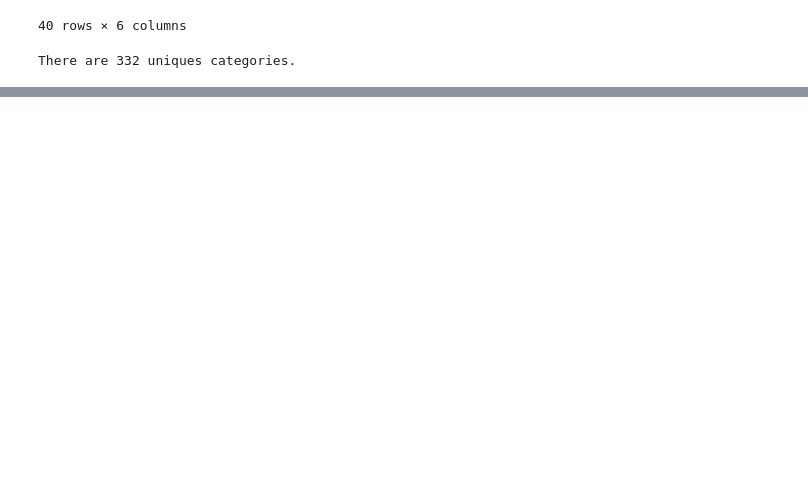
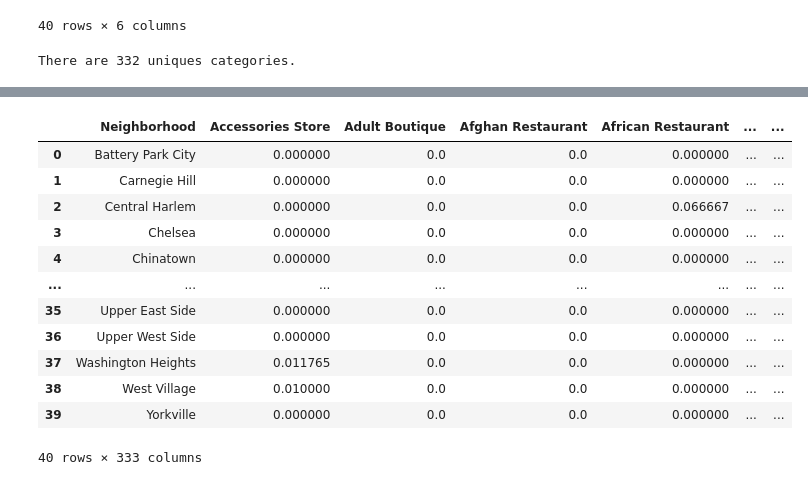
Before and after one commit to Piyal-Banik/Segmenting-and-Clustering-Neighborhoods-in-New-York-City, a Jupyter notebook: new_york_neighborhood.ipynb, the cells around one changed output, grey strips where cells are left out. Saved outputs shown, nothing was run; the diff lists cells and outputs as text; code cells hidden in the pictures; blank space fills up the shorter version.

```diff
--- a/new_york_neighborhood.ipynb
+++ b/new_york_neighborhood.ipynb
@@ -279,0 +282,12 @@ There are 332 uniques categories.
+# %%
+# one hot encoding
+manhattan_onehot = pd.get_dummies(manhattan_venues[['Venue Category']], prefix="", prefix_sep="")
+
+# neighborhood coloumn added to the dataframe
+manhattan_onehot['Neighborhood'] = manhattan_venues['Neighborhood']
+
+# move the neighborhood column to the first column
+fixed_columns = [manhattan_onehot.columns[-1]] + list(manhattan_onehot.columns[:-1])
+manhattan_onehot = manhattan_onehot[fixed_columns]
+
+manhattan_onehot.head()
@@ -279,0 +302,17 @@ There are 332 uniques categories.
+# %%
+manhattan_grouped = manhattan_onehot.groupby('Neighborhood').mean().reset_index()
+manhattan_grouped
+# %% [output]
+|  | Neighborhood | Accessories Store | Adult Boutique | Afghan Restaurant | African Restaurant | ... | ... |
+| 0 | Battery Park City | 0.000000 | 0.0 | 0.0 | 0.000000 | ... | ... |
+| 1 | Carnegie Hill | 0.000000 | 0.0 | 0.0 | 0.000000 | ... | ... |
+| 2 | Central Harlem | 0.000000 | 0.0 | 0.0 | 0.066667 | ... | ... |
+| 3 | Chelsea | 0.000000 | 0.0 | 0.0 | 0.000000 | ... | ... |
+| 4 | Chinatown | 0.000000 | 0.0 | 0.0 | 0.000000 | ... | ... |
+| ... | ... | ... | ... | ... | ... | ... | ... |
+| 35 | Upper East Side | 0.000000 | 0.0 | 0.0 | 0.000000 | ... | ... |
+| 36 | Upper West Side | 0.000000 | 0.0 | 0.0 | 0.000000 | ... | ... |
+| 37 | Washington Heights | 0.011765 | 0.0 | 0.0 | 0.000000 | ... | ... |
+| 38 | West Village | 0.010000 | 0.0 | 0.0 | 0.000000 | ... | ... |
+| 39 | Yorkville | 0.000000 | 0.0 | 0.0 | 0.000000 | ... | ... |
+40 rows × 333 columns
```
Also changed, not shown: parts of 3 cells of this notebook.
